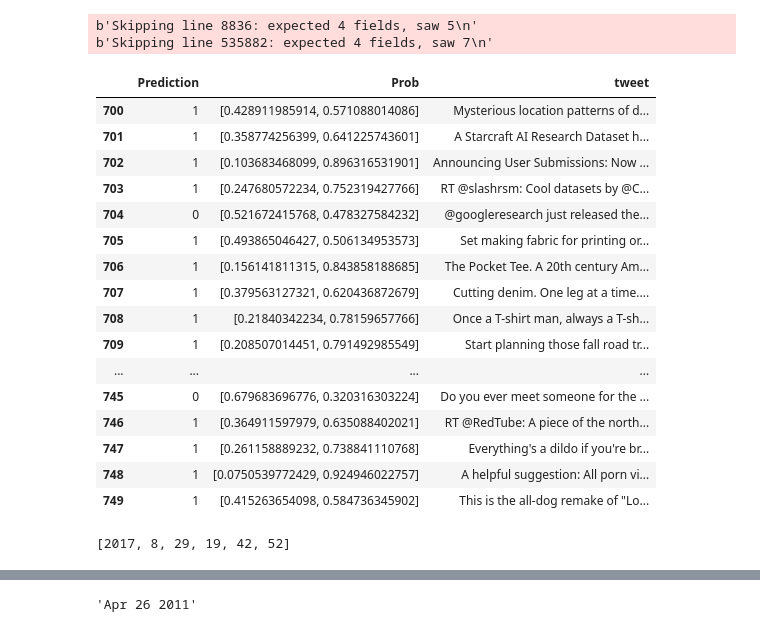
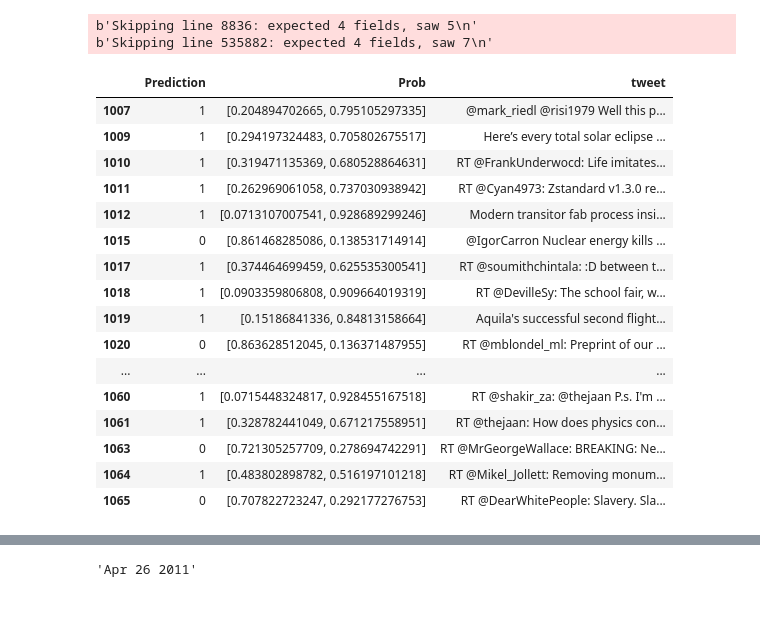
Before and after one commit to nachocarracedo/my_twitter, a Jupyter notebook: Untitled.ipynb, the cells around one changed output, grey strips where cells are left out. Saved outputs shown, nothing was run; the diff lists cells and outputs as text; code cells hidden in the pictures.

```diff
--- a/Untitled.ipynb
+++ b/Untitled.ipynb
@@ -62,9 +62,16 @@ user_location = []
 following = twitter.get_friends_ids()["ids"]
 print("Number of following: ",len(following))
 
+#save details of the account
+#Add details as username and number of people following.
+name = twitter.verify_credentials()['name']
+date_creation = twitter.verify_credentials()['created_at']
+nfollowing = twitter.verify_credentials()['friends_count']
+nfollowers = twitter.verify_credentials()['followers_count']
+
 # get 200 tweets and metadata from each friend (can get more metadata if needed!)
 for user_id in following:
-    tweets200 = twitter.get_user_timeline(user_id=user_id,count=4)
+    tweets200 = twitter.get_user_timeline(user_id=user_id,count=50)
     for t in tweets200:
         user_ids.append(user_id)
         #user_names.append(following_names[user_id])
@@ -275,7 +275,7 @@ X = vectorizer.fit_transform(x_sa)
 # fit the whole training set and pred for my tweets to check
 #lge = LogisticRegression(random_state=23, fit_intercept=True, C=0.5, class_weight='balanced')
 # get Train and my data ready for the molel
-mytweets_eng = mytweets[mytweets['lenguage'] == 'eng']
+mytweets_eng = mytweets[mytweets['lenguage'] == 'en']
 x_unseen = vectorizer.transform(mytweets_eng['text'].map(clean_tweets))
 #lge.fit(X, y_sa)
 # %% [output]
@@ -288,29 +288,29 @@ b'Skipping line 535882: expected 4 fields, saw 7\n'
 # %%
 # load the model from disk
 filename = 'lg_sa_model.sav'
 lgmodel = pickle.load(open('./models/'+filename, 'rb'))
 predictions_unseen = lgmodel.predict(x_unseen)
 prob_unseen = lgmodel.predict_proba(x_unseen)
-results = pd.DataFrame({'Prediction':predictions_unseen,'Prob':list(prob_unseen),'tweet':mytweets['text']})
+results = pd.DataFrame({'Prediction':predictions_unseen,'Prob':list(prob_unseen),'tweet':mytweets_eng['text']})
 results.iloc[700:750] #0: negative, 1:positive
 # %% [output]
 |  | Prediction | Prob | tweet |
-| 700 | 1 | [0.428911985914, 0.571088014086] | Mysterious location patterns of d... |
-| 701 | 1 | [0.358774256399, 0.641225743601] | A Starcraft AI Research Dataset h... |
-| 702 | 1 | [0.103683468099, 0.896316531901] | Announcing User Submissions: Now ... |
-| 703 | 1 | [0.247680572234, 0.752319427766] | RT @slashrsm: Cool datasets by @C... |
-| 704 | 0 | [0.521672415768, 0.478327584232] | @googleresearch just released the... |
-| 705 | 1 | [0.493865046427, 0.506134953573] | Set making fabric for printing or... |
-| 706 | 1 | [0.156141811315, 0.843858188685] | The Pocket Tee. A 20th century Am... |
-| 707 | 1 | [0.379563127321, 0.620436872679] | Cutting denim. One leg at a time.... |
-| 708 | 1 | [0.21840342234, 0.78159657766] | Once a T-shirt man, always a T-sh... |
-| 709 | 1 | [0.208507014451, 0.791492985549] | Start planning those fall road tr... |
+| 1007 | 1 | [0.204894702665, 0.795105297335] | @mark_riedl @risi1979 Well this p... |
+| 1009 | 1 | [0.294197324483, 0.705802675517] | Here’s every total solar eclipse ... |
+| 1010 | 1 | [0.319471135369, 0.680528864631] | RT @FrankUnderwocd: Life imitates... |
+| 1011 | 1 | [0.262969061058, 0.737030938942] | RT @Cyan4973: Zstandard v1.3.0 re... |
+| 1012 | 1 | [0.0713107007541, 0.928689299246] | Modern transitor fab process insi... |
+| 1015 | 0 | [0.861468285086, 0.138531714914] | @IgorCarron Nuclear energy kills ... |
+| 1017 | 1 | [0.374464699459, 0.625535300541] | RT @soumithchintala: :D between t... |
+| 1018 | 1 | [0.0903359806808, 0.909664019319] | RT @DevilleSy: The school fair, w... |
+| 1019 | 1 | [0.15186841336, 0.84813158664] | Aquila's successful second flight... |
+| 1020 | 0 | [0.863628512045, 0.136371487955] | RT @mblondel_ml: Preprint of our ... |
 | ... | ... | ... | ... |
-| 745 | 0 | [0.679683696776, 0.320316303224] | Do you ever meet someone for the ... |
-| 746 | 1 | [0.364911597979, 0.635088402021] | RT @RedTube: A piece of the north... |
-| 747 | 1 | [0.261158889232, 0.738841110768] | Everything's a dildo if you're br... |
-| 748 | 1 | [0.0750539772429, 0.924946022757] | A helpful suggestion: All porn vi... |
-| 749 | 1 | [0.415263654098, 0.584736345902] | This is the all-dog remake of "Lo... |
+| 1060 | 1 | [0.0715448324817, 0.928455167518] | RT @shakir_za: @thejaan P.s. I'm ... |
+| 1061 | 1 | [0.328782441049, 0.671217558951] | RT @thejaan: How does physics con... |
+| 1063 | 0 | [0.721305257709, 0.278694742291] | RT @MrGeorgeWallace: BREAKING: Ne... |
+| 1064 | 1 | [0.483802898782, 0.516197101218] | RT @Mikel_Jollett: Removing monum... |
+| 1065 | 0 | [0.707822723247, 0.292177276753] | RT @DearWhitePeople: Slavery. Sla... |
 # %%
 # top 4 languages
 mytweets_len = mytweets[mytweets["lenguage"]!= 'fail']["lenguage"]
@@ -344,5 +344,3 @@ ts_rt = pd.DataFrame(tweets_rt.groupby(['date']).size()).reset_index()
 ts_rt.columns=['date','count']
 ts = pd.DataFrame(tweets.groupby(['date']).size()).reset_index()
 ts.columns=['date','count']
-# %% [output]
-[2017, 8, 29, 19, 42, 52]
```
Also changed, not shown: parts of 8 cells of this notebook, 1 other file.
